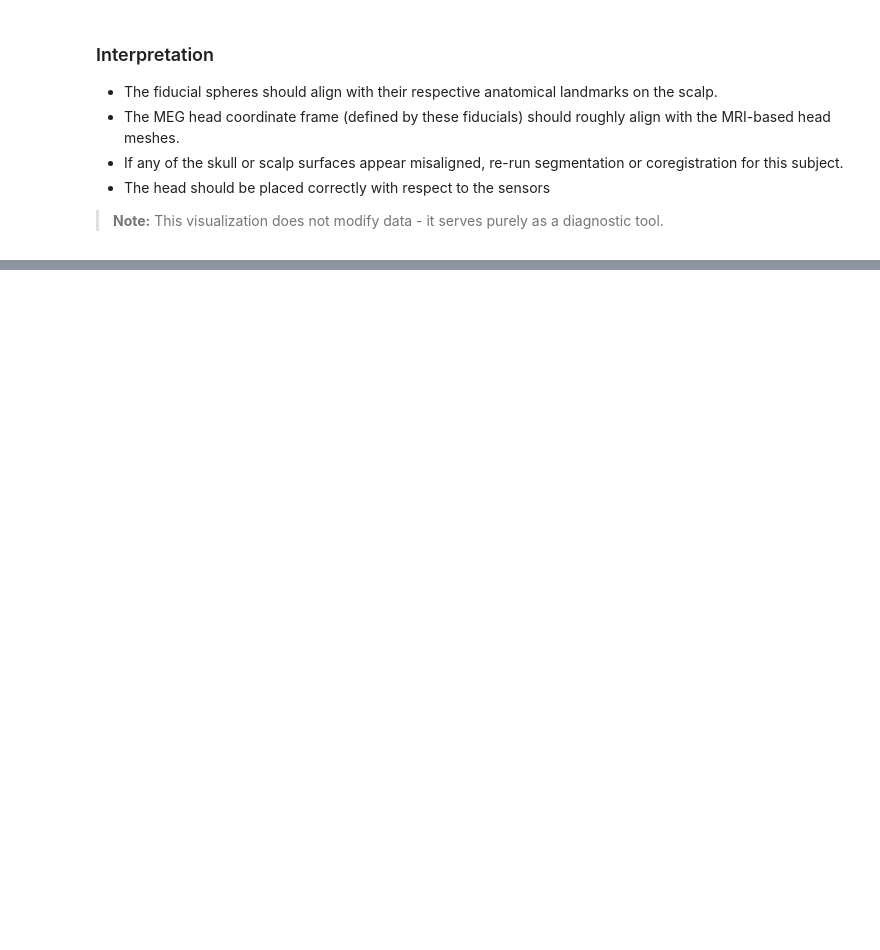
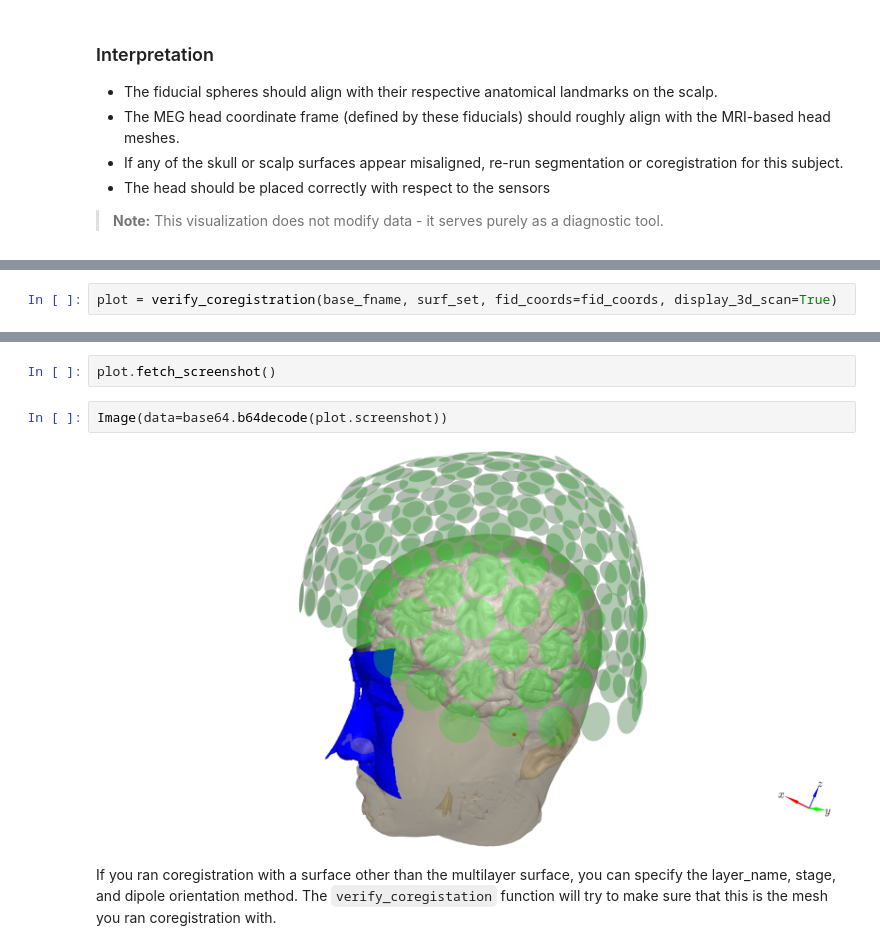
Before and after one commit to danclab/laMEG, a Jupyter notebook: examples/verify_coregistration.ipynb, the cells around one changed output, grey strips where cells are left out. Drawn from its saved outputs; the diff is of its cells as text; blank space fills up the shorter version.

Commit message:
in verify_coregistration, added the option to show the 3d optical scan if it exists. Updated test data to include this

```diff
--- a/examples/verify_coregistration.ipynb
+++ b/examples/verify_coregistration.ipynb
@@ -139,0 +142,2 @@ Image(data=base64.b64decode(plot.screenshot))
+# %%
+plot = verify_coregistration(base_fname, surf_set, fid_coords=fid_coords, display_3d_scan=True)
@@ -139,0 +149,8 @@ Image(data=base64.b64decode(plot.screenshot))
+# %%
+plot.fetch_screenshot()
+# %%
+Image(data=base64.b64decode(plot.screenshot))
+# %% [output]
+[figure, added]
+# %% [markdown]
+If you ran coregistration with a surface other than the multilayer surface, you can specify the layer_name, stage, and dipole orientation method. The `verify_coregistation` function will try to make sure that this is the mesh you ran coregistration with.
```
Also changed, not shown: parts of 4 cells of this notebook, 4 other files.
